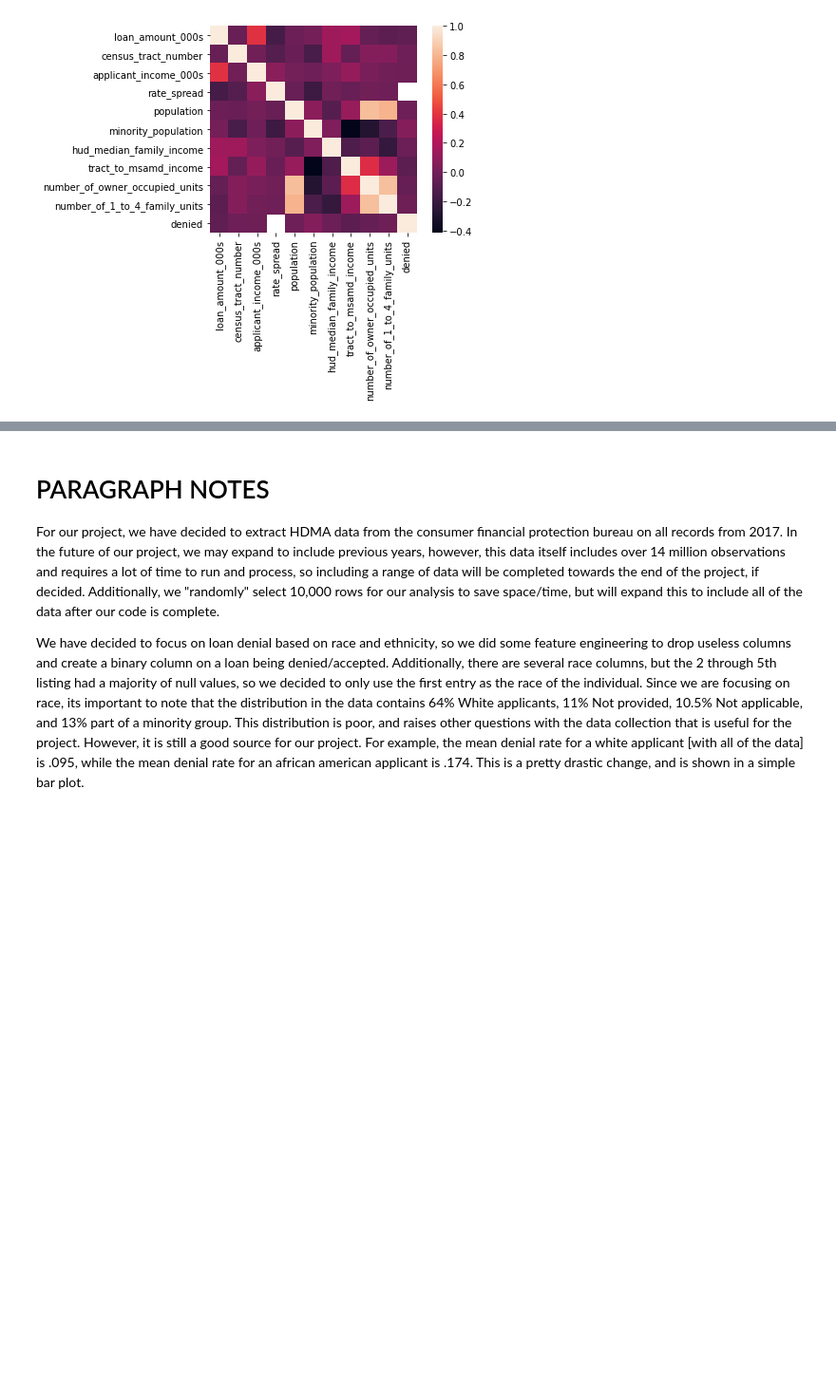
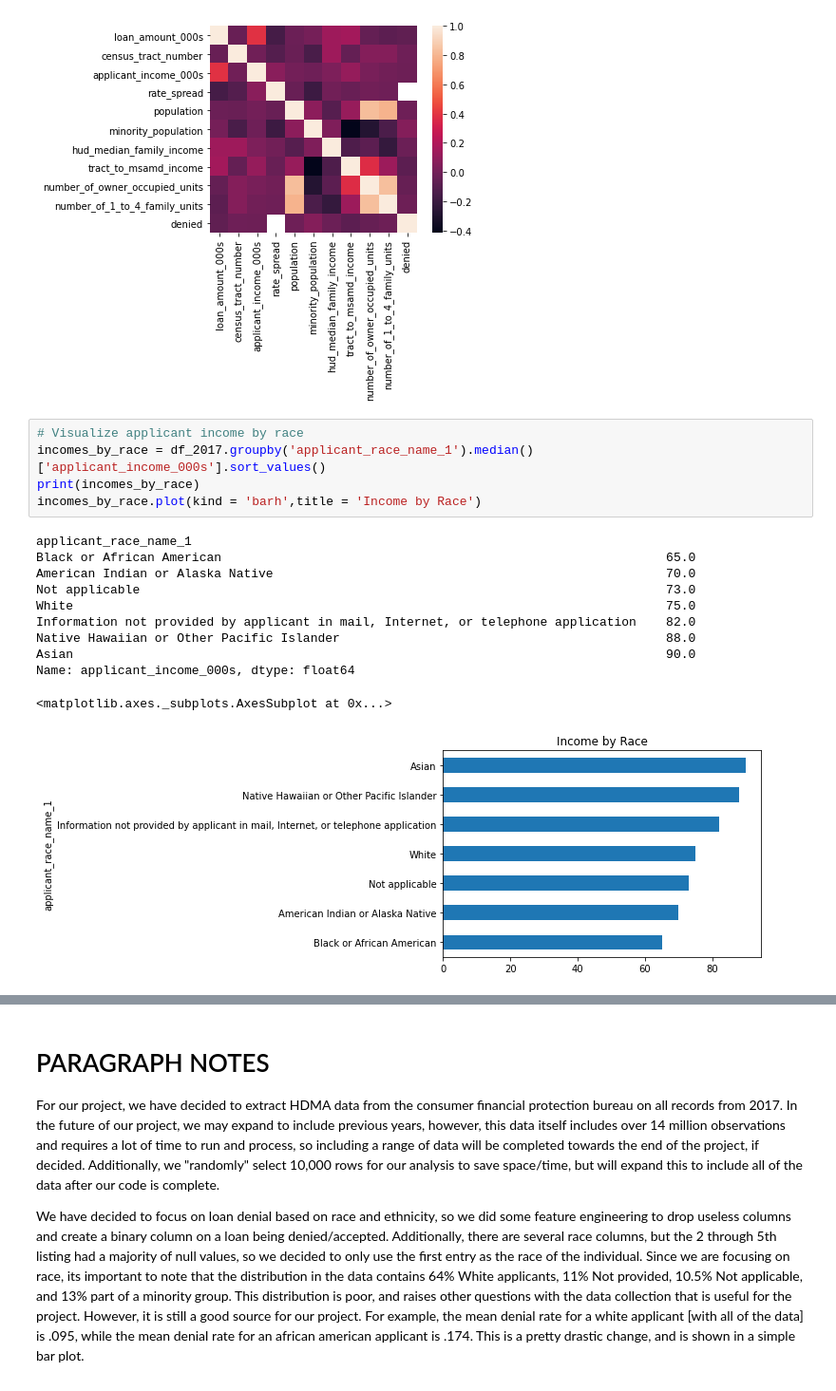
Before and after one commit to mglevitt/Lending_Bias, a Jupyter notebook: src/EDA.ipynb, the cells around one changed output, grey strips where cells are left out. Shown: that part at 95% size. Saved outputs shown, nothing was run; the diff lists cells and outputs as text; blank space fills up the shorter version.

```diff
--- a/src/EDA.ipynb
+++ b/src/EDA.ipynb
@@ -161,3 +161,20 @@ sns.heatmap(corrmat, square=True)
 # %% [output]
 <matplotlib.axes._subplots.AxesSubplot at 0x...>
 [figure]
+# %%
+# Visualize applicant income by race
+incomes_by_race = df_2017.groupby('applicant_race_name_1').median()['applicant_income_000s'].sort_values()
+print(incomes_by_race)
+incomes_by_race.plot(kind = 'barh',title = 'Income by Race')
+# %% [output]
+applicant_race_name_1
+Black or African American                                                            65.0
+American Indian or Alaska Native                                                     70.0
+Not applicable                                                                       73.0
+White                                                                                75.0
+Information not provided by applicant in mail, Internet, or telephone application    82.0
+Native Hawaiian or Other Pacific Islander                                            88.0
+Asian                                                                                90.0
+Name: applicant_income_000s, dtype: float64
+<matplotlib.axes._subplots.AxesSubplot at 0x...>
+[figure, added]
```
Also changed, not shown: parts of 2 cells of this notebook, 2 other files.
